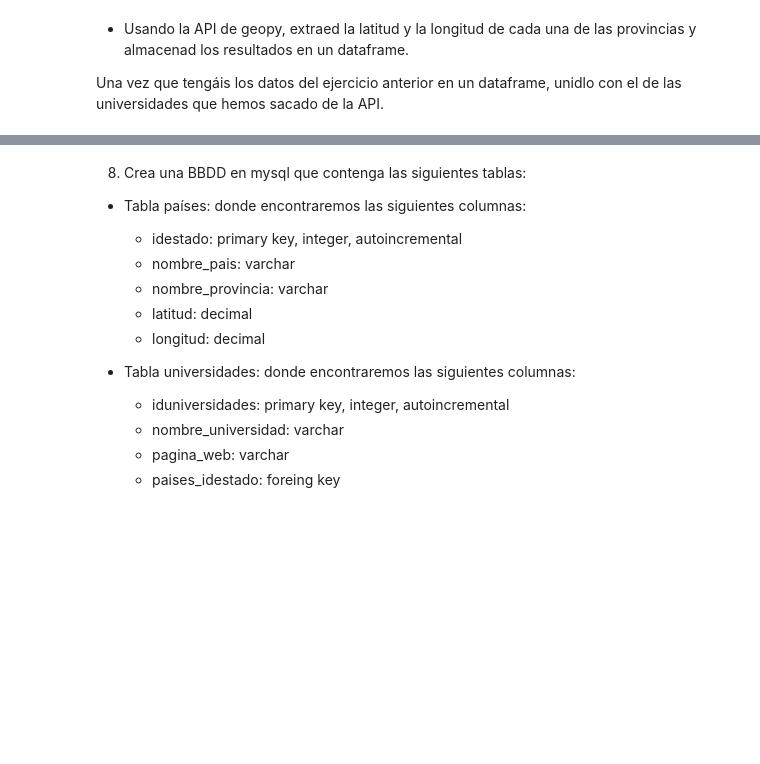
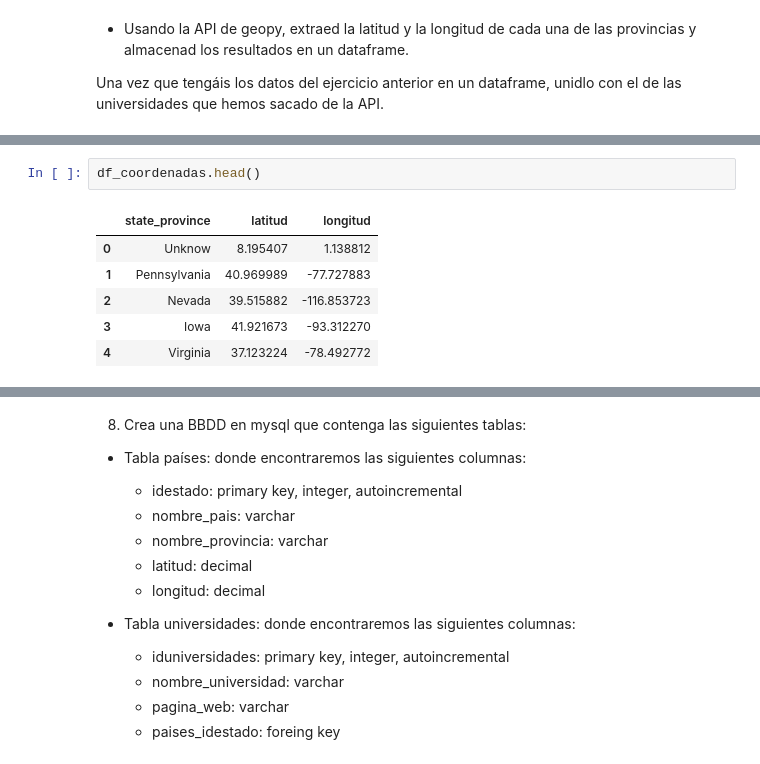
Before and after one commit to Adalab/DA-promoD-mod2-sprint2-Estibaliz, a Jupyter notebook: notebooks/evaluacion2-modulo2.ipynb, the cells around one changed output, grey strips where cells are left out. Drawn from its saved outputs; the diff is of its cells as text; blank space fills up the shorter version.

```diff
--- a/evaluacion2-modulo2.ipynb
+++ b/notebooks/evaluacion2-modulo2.ipynb
@@ -409,0 +472,9 @@ Una vez que tengáis los datos del ejercicio anterior en un dataframe, unidlo co
+# %%
+df_coordenadas.head()
+# %% [output]
+|  | state_province | latitud | longitud |
+| 0 | Unknow | 8.195407 | 1.138812 |
+| 1 | Pennsylvania | 40.969989 | -77.727883 |
+| 2 | Nevada | 39.515882 | -116.853723 |
+| 3 | Iowa | 41.921673 | -93.312270 |
+| 4 | Virginia | 37.123224 | -78.492772 |
```
Also changed, not shown: parts of 53 cells of this notebook, 1 other file.
